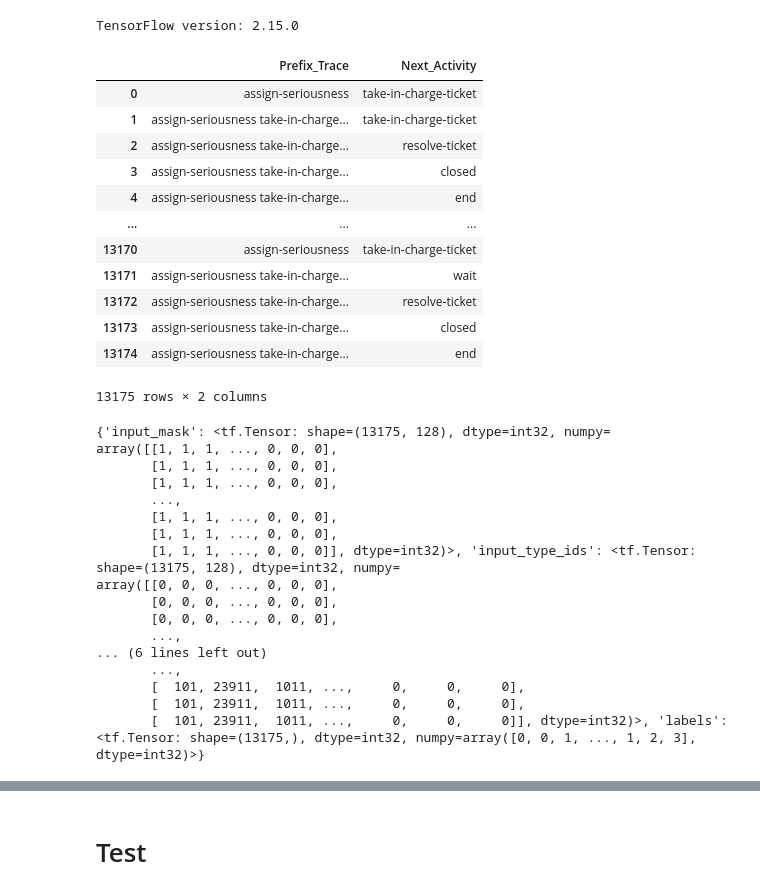
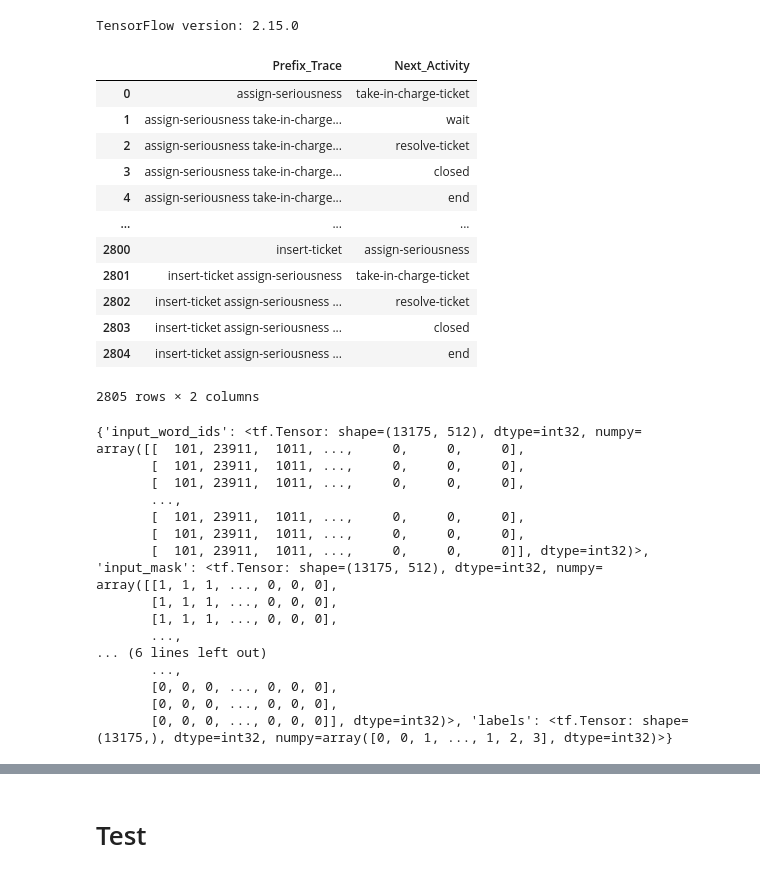
Before and after one commit to k3nk4n3kI/Online_Process_Concept_Drift, a Jupyter notebook: notebooks/30_BaselineModel.ipynb, the cells around one changed output, grey strips where cells are left out. Drawn from its saved outputs; the diff is of its cells as text; code cells hidden in the pictures.

```diff
--- a/notebooks/30_BaselineModel.ipynb
+++ b/notebooks/30_BaselineModel.ipynb
@@ -68,19 +91,3 @@ TensorFlow version: 2.15.0
 train_tensor = data_loader(directory, path_interim, "Train")
 val_tensor = data_loader(directory, path_interim, "Val")
 test_tensor = data_loader(directory, path_interim, "Test")
-# %%
-train_tensor
-# %% [output]
-|  | Prefix_Trace | Next_Activity |
-| 0 | assign-seriousness | take-in-charge-ticket |
-| 1 | assign-seriousness take-in-charge... | take-in-charge-ticket |
-| 2 | assign-seriousness take-in-charge... | resolve-ticket |
-| 3 | assign-seriousness take-in-charge... | closed |
-| 4 | assign-seriousness take-in-charge... | end |
-| ... | ... | ... |
-| 13170 | assign-seriousness | take-in-charge-ticket |
-| 13171 | assign-seriousness take-in-charge... | wait |
-| 13172 | assign-seriousness take-in-charge... | resolve-ticket |
-| 13173 | assign-seriousness take-in-charge... | closed |
-| 13174 | assign-seriousness take-in-charge... | end |
-13175 rows × 2 columns
@@ -167,0 +94,16 @@ class BERTPreprocessor:
+# %%
+val_tensor
+# %% [output]
+|  | Prefix_Trace | Next_Activity |
+| 0 | assign-seriousness | take-in-charge-ticket |
+| 1 | assign-seriousness take-in-charge... | wait |
+| 2 | assign-seriousness take-in-charge... | resolve-ticket |
+| 3 | assign-seriousness take-in-charge... | closed |
+| 4 | assign-seriousness take-in-charge... | end |
+| ... | ... | ... |
+| 2800 | insert-ticket | assign-seriousness |
+| 2801 | insert-ticket assign-seriousness | take-in-charge-ticket |
+| 2802 | insert-ticket assign-seriousness ... | resolve-ticket |
+| 2803 | insert-ticket assign-seriousness ... | closed |
+| 2804 | insert-ticket assign-seriousness ... | end |
+2805 rows × 2 columns
@@ -168,26 +154,28 @@ class BERTPreprocessor:
 # %%
-preprocessor = BERTPreprocessor()
+preprocessor = BERTPreprocessor(max_length=512)
 preprocessor.fit_activity_labels(train_tensor)  # Fit activity labels on the training set
 
 bert_input_train = preprocessor.preprocess(train_tensor)
+bert_input_val = preprocessor.preprocess(val_tensor)
+bert_input_test = preprocessor.preprocess(test_tensor)
 
 
 print(bert_input_train)
 # %% [output]
-{'input_mask': <tf.Tensor: shape=(13175, 128), dtype=int32, numpy=
+{'input_word_ids': <tf.Tensor: shape=(13175, 512), dtype=int32, numpy=
+array([[  101, 23911,  1011, ...,     0,     0,     0],
+       [  101, 23911,  1011, ...,     0,     0,     0],
+       [  101, 23911,  1011, ...,     0,     0,     0],
+       ...,
+       [  101, 23911,  1011, ...,     0,     0,     0],
+       [  101, 23911,  1011, ...,     0,     0,     0],
+       [  101, 23911,  1011, ...,     0,     0,     0]], dtype=int32)>, 'input_mask': <tf.Tensor: shape=(13175, 512), dtype=int32, numpy=
 array([[1, 1, 1, ..., 0, 0, 0],
        [1, 1, 1, ..., 0, 0, 0],
        [1, 1, 1, ..., 0, 0, 0],
        ...,
-       [1, 1, 1, ..., 0, 0, 0],
-       [1, 1, 1, ..., 0, 0, 0],
-       [1, 1, 1, ..., 0, 0, 0]], dtype=int32)>, 'input_type_ids': <tf.Tensor: shape=(13175, 128), dtype=int32, numpy=
-array([[0, 0, 0, ..., 0, 0, 0],
+... (6 lines left out)
+       ...,
        [0, 0, 0, ..., 0, 0, 0],
        [0, 0, 0, ..., 0, 0, 0],
-       ...,
-... (6 lines left out)
-       ...,
-       [  101, 23911,  1011, ...,     0,     0,     0],
-       [  101, 23911,  1011, ...,     0,     0,     0],
-       [  101, 23911,  1011, ...,     0,     0,     0]], dtype=int32)>, 'labels': <tf.Tensor: shape=(13175,), dtype=int32, numpy=array([0, 0, 1, ..., 1, 2, 3], dtype=int32)>}
+       [0, 0, 0, ..., 0, 0, 0]], dtype=int32)>, 'labels': <tf.Tensor: shape=(13175,), dtype=int32, numpy=array([0, 0, 1, ..., 1, 2, 3], dtype=int32)>}
```
Also changed, not shown: parts of 23 cells of this notebook, 1 other file.
